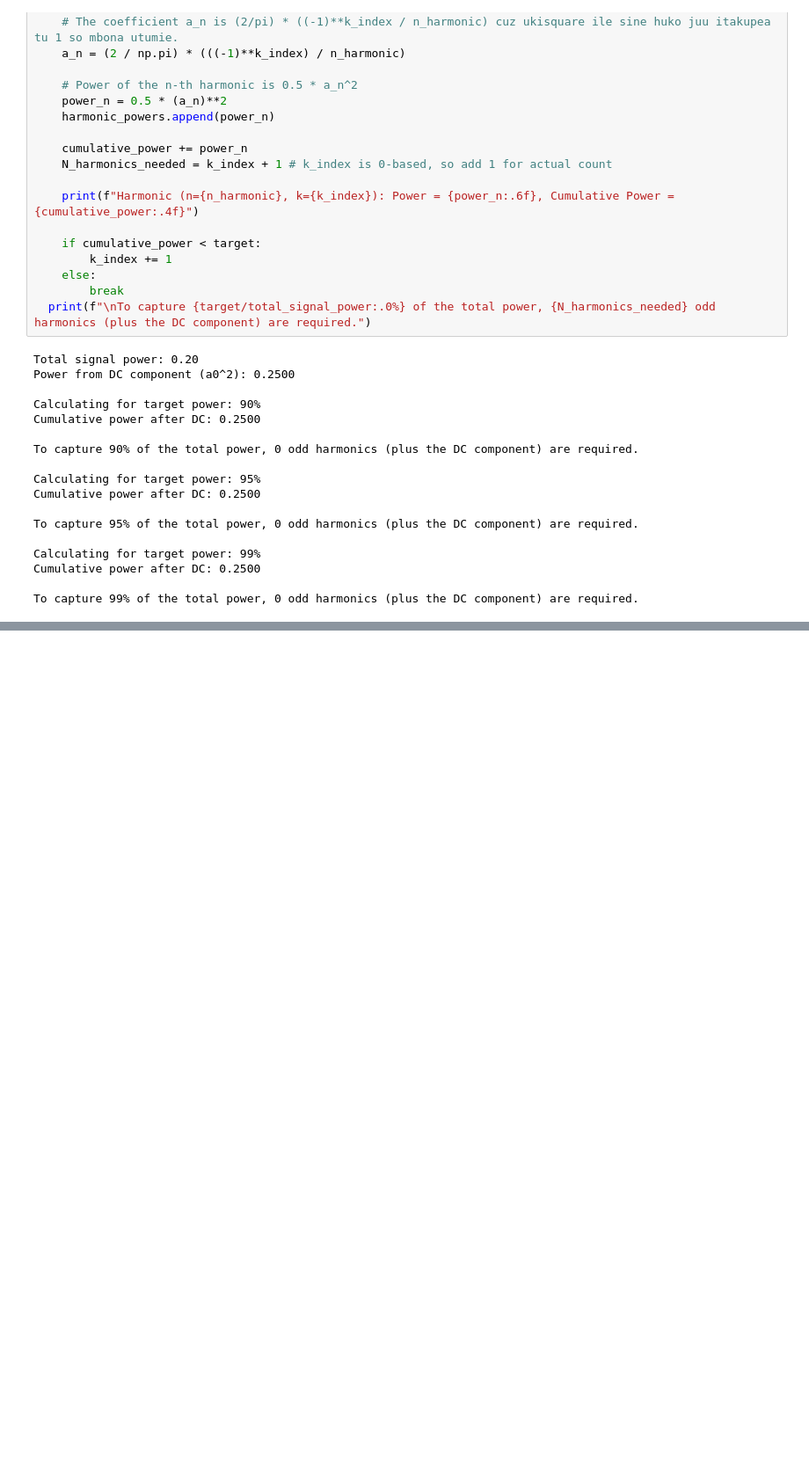
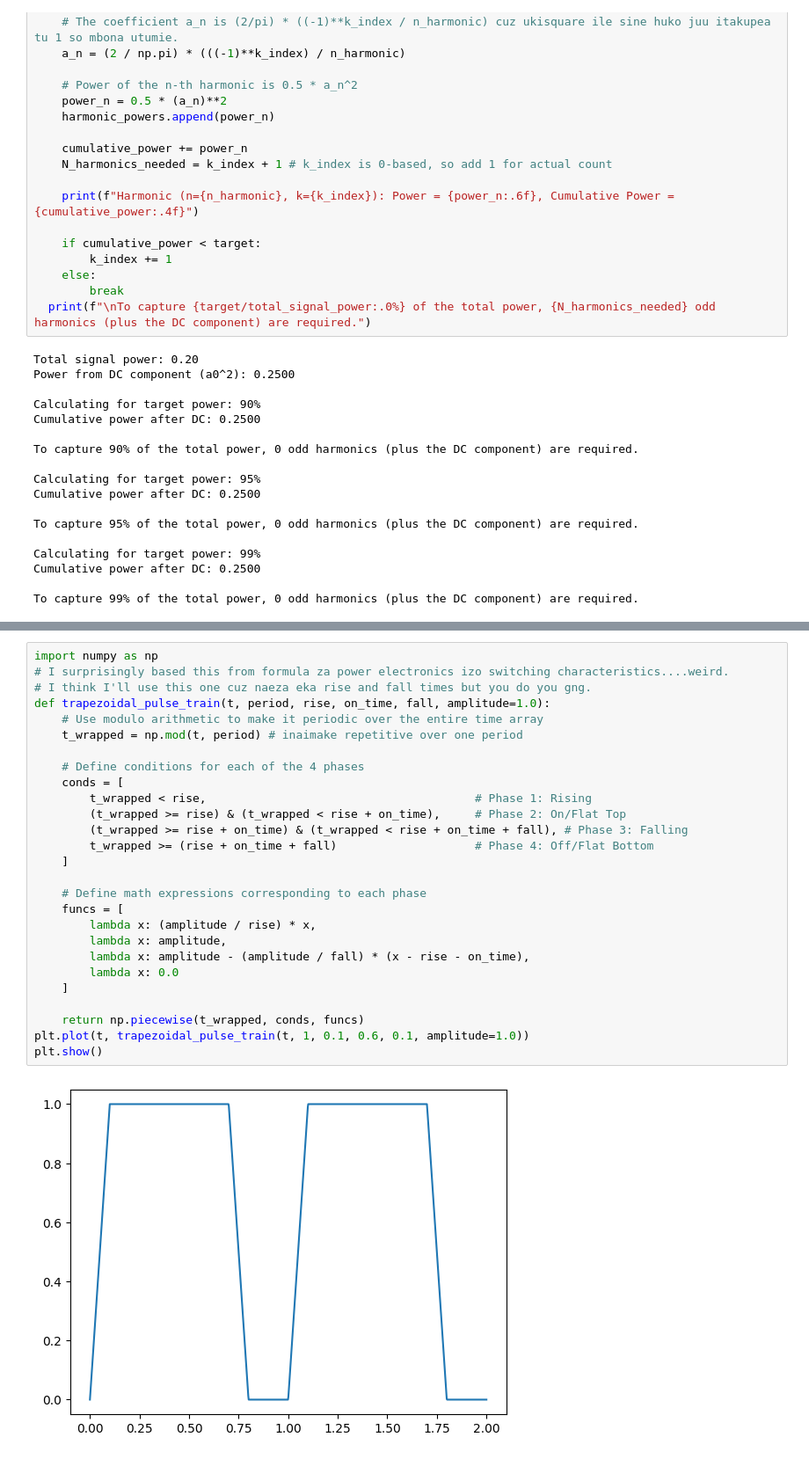
Before and after one commit to Storm00212/SIGNALS-ASSIGNMENT-1, a Jupyter notebook: QUESTION_3.ipynb, the cells around one changed output, grey strips where cells are left out. Shown at 88% size. Cells and saved outputs as stored; diff of their text form; blank space fills up the shorter version.

```diff
--- a/QUESTION_3.ipynb
+++ b/QUESTION_3.ipynb
@@ -266,0 +318,29 @@ To capture 99% of the total power, 0 odd harmonics (plus the DC component) are r
+# %%
+import numpy as np
+# I surprisingly based this from formula za power electronics izo switching characteristics....weird.
+# I think I'll use this one cuz naeza eka rise and fall times but you do you gng.
+def trapezoidal_pulse_train(t, period, rise, on_time, fall, amplitude=1.0):
+    # Use modulo arithmetic to make it periodic over the entire time array
+    t_wrapped = np.mod(t, period) # inaimake repetitive over one period
+
+    # Define conditions for each of the 4 phases
+    conds = [
+        t_wrapped < rise,                                       # Phase 1: Rising
+        (t_wrapped >= rise) & (t_wrapped < rise + on_time),     # Phase 2: On/Flat Top
+        (t_wrapped >= rise + on_time) & (t_wrapped < rise + on_time + fall), # Phase 3: Falling
+        t_wrapped >= (rise + on_time + fall)                    # Phase 4: Off/Flat Bottom
+    ]
+
+    # Define math expressions corresponding to each phase
+    funcs = [
+        lambda x: (amplitude / rise) * x,
+        lambda x: amplitude,
+        lambda x: amplitude - (amplitude / fall) * (x - rise - on_time),
+        lambda x: 0.0
+    ]
+
+    return np.piecewise(t_wrapped, conds, funcs)
+plt.plot(t, trapezoidal_pulse_train(t, 1, 0.1, 0.6, 0.1, amplitude=1.0))
+plt.show()
+# %% [output]
+[figure, added]
```
Also changed, not shown: parts of 6 cells of this notebook.
